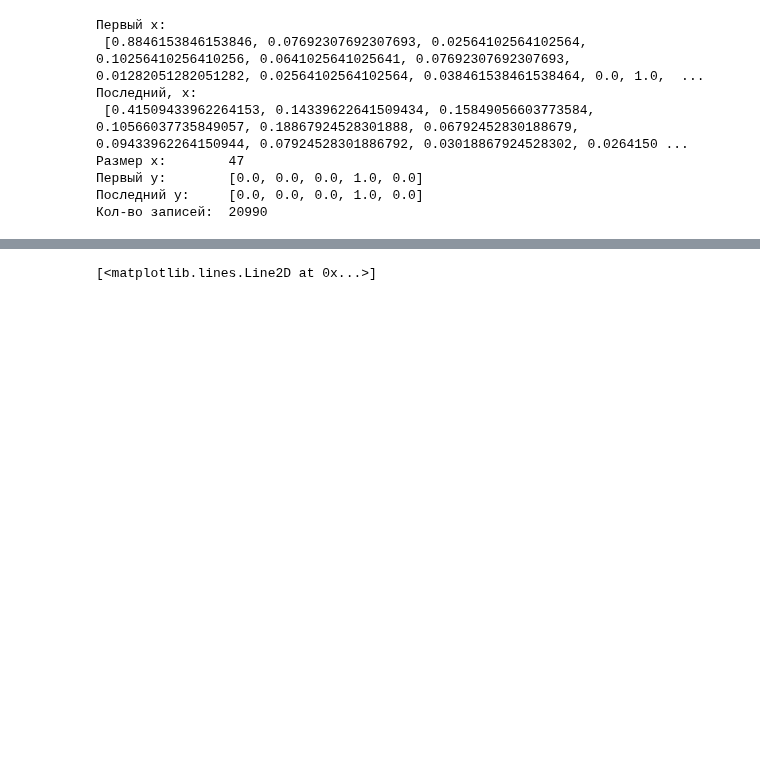
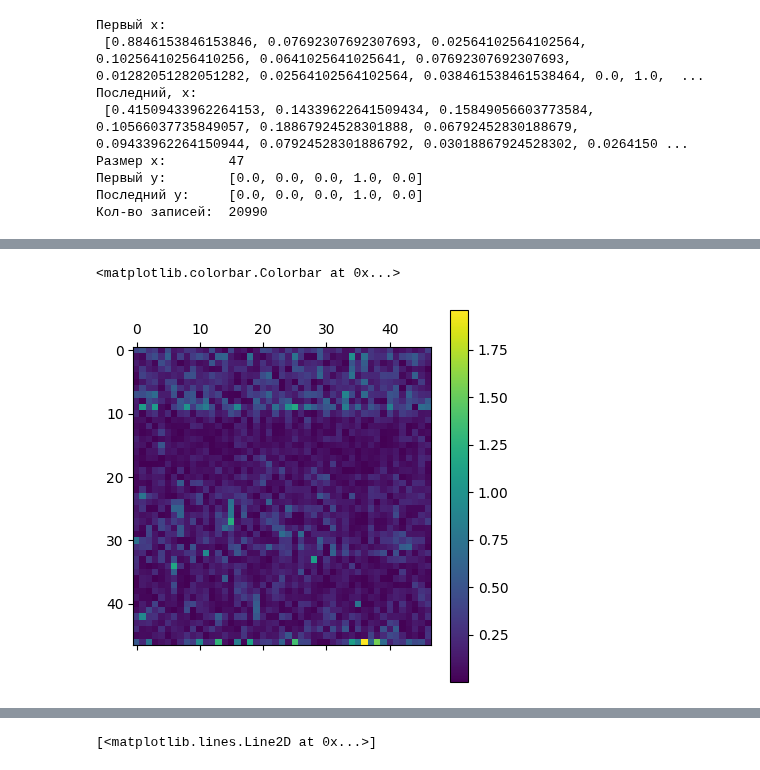
Before and after one commit to Dann38/layout_highlighter, a Jupyter notebook: imgDoc/examples/09-mega-test-script.ipynb, the cells around one changed output, grey strips where cells are left out. Drawn from its saved outputs; the diff is of its cells as text; code cells hidden in the pictures; blank space fills up the shorter version.

```diff
--- a/imgDoc/examples/09-mega-test-script.ipynb
+++ b/imgDoc/examples/09-mega-test-script.ipynb
@@ -307 +333,7 @@ w = model.get_weights()
+# %%
+plt.matshow(abs(w[0]))
+plt.colorbar()
+# %% [output]
+<matplotlib.colorbar.Colorbar at 0x...>
+[figure, added]
 # %%
```
Also changed, not shown: parts of 15 cells of this notebook, 17 other files.
